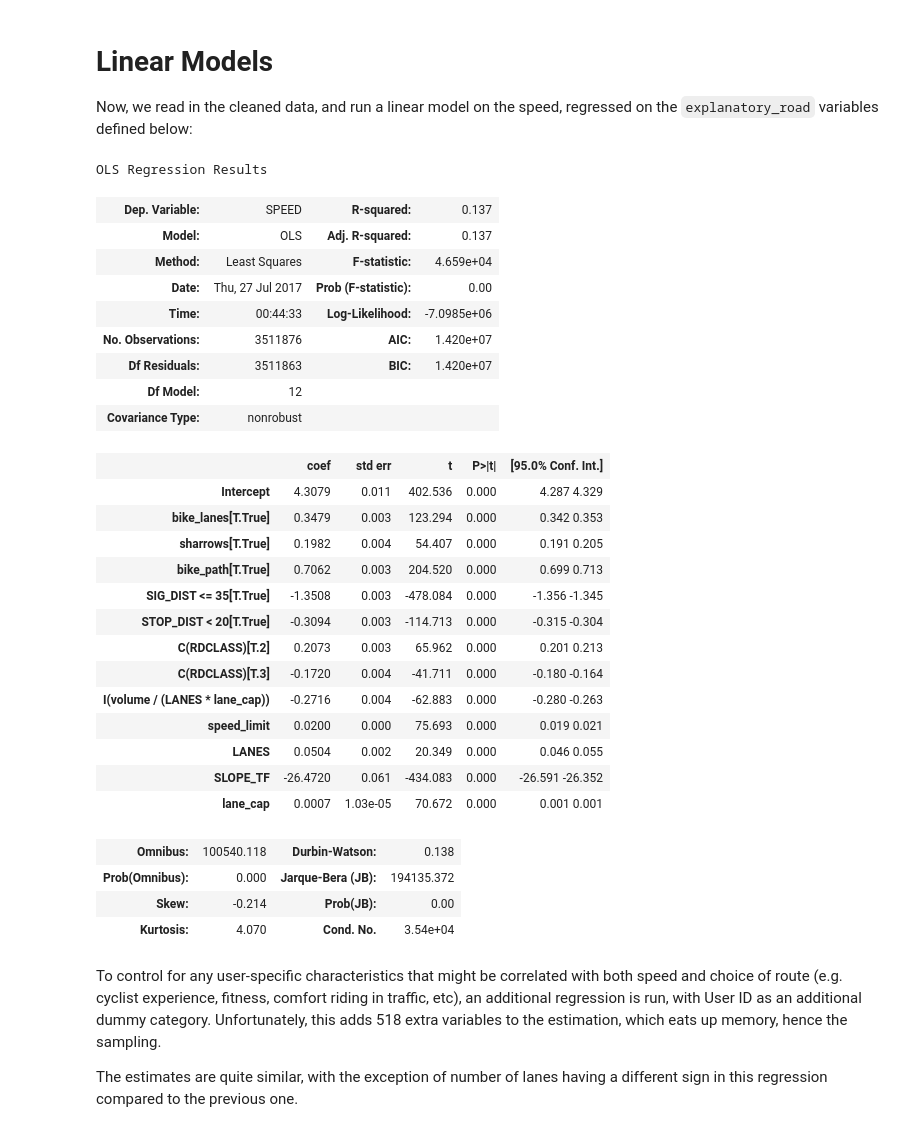
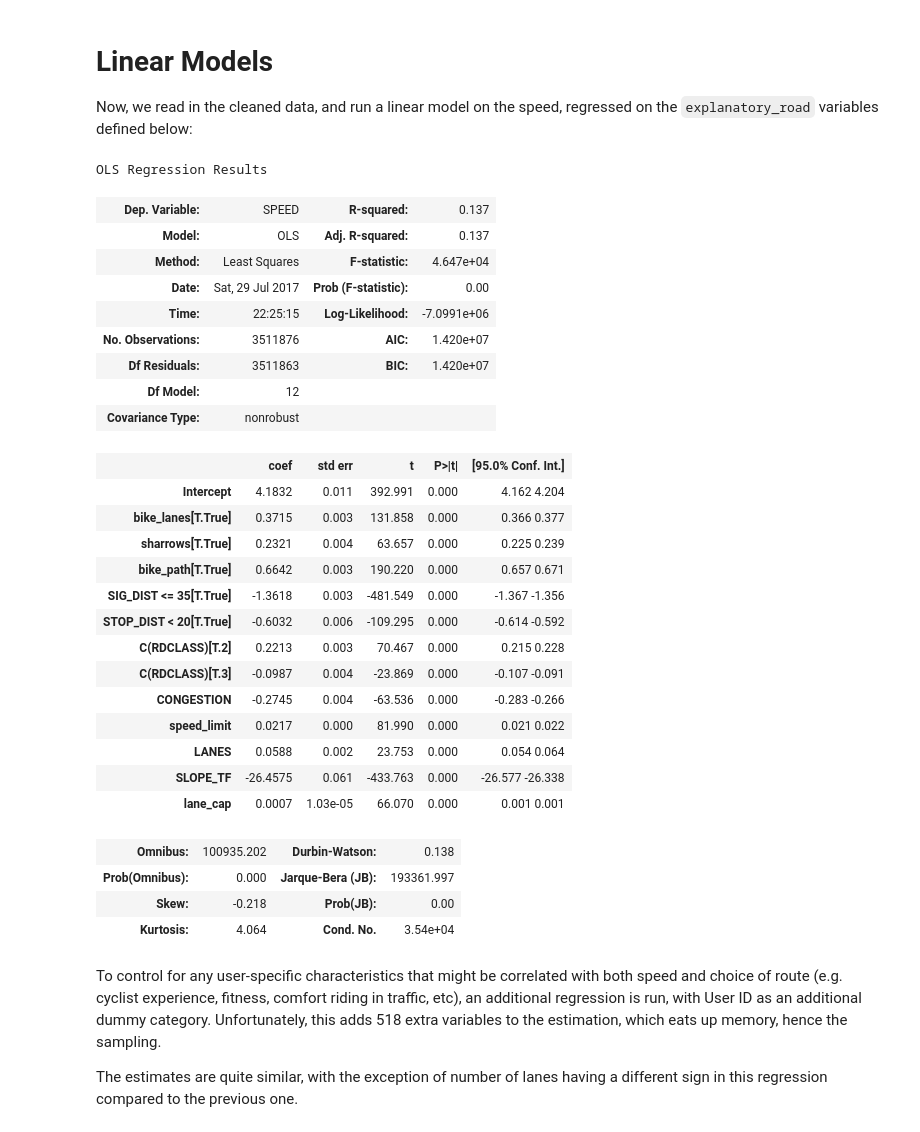
Before and after one commit to aclarry/toronto-cycling-speed-analysis, a Jupyter notebook: Speed Analysis.ipynb, the cells around one changed output. Cells and saved outputs as stored; diff of their text form; code cells hidden in the pictures.

```diff
--- a/Speed Analysis.ipynb
+++ b/Speed Analysis.ipynb
@@ -140,7 +145,7 @@ data.to_csv(os.path.join(CLEANED_DATA_DIR, "cleaned_data_final.csv"), encoding="
 ### Read in saved data
 # %%
 #data = pd.read_csv(CLEANED_DATA, parse_dates=["RECORDED_A"])
-data = pd.read_csv(os.path.join(CLEANED_DATA_DIR, "cleaned_sample.csv"),
+data = pd.read_csv(os.path.join(CLEANED_DATA_DIR, "cleaned_data_final.csv"),
                    parse_dates=["RECORDED_A"])
 # %% [markdown]
 # Data Summary
@@ -182,45 +217,45 @@ Now, we read in the cleaned data, and run a linear model on the speed,
 regressed on the `explanatory_road` variables defined below:
 # %%
 explanatory_road = ("bike_lanes", "sharrows", "bike_path", "SIG_DIST <= 35", "STOP_DIST < 20",
-                    "I(volume/(LANES*lane_cap))", "speed_limit", "LANES", "C(RDCLASS)",
+                    "CONGESTION", "speed_limit", "LANES", "C(RDCLASS)",
                     "SLOPE_TF", "lane_cap")
 
 formula = "SPEED ~ " + " + ".join(explanatory_road)
 model = sm.ols(formula=formula, data=data).fit()
 
 data["residual"] = model.resid
 data["predicted"] = model.fittedvalues
 
 model.summary()
 # %% [output]
 OLS Regression Results
 | Dep. Variable: | SPEED | R-squared: | 0.137 |
 | Model: | OLS | Adj. R-squared: | 0.137 |
-| Method: | Least Squares | F-statistic: | 4.659e+04 |
-| Date: | Thu, 27 Jul 2017 | Prob (F-statistic): | 0.00 |
-| Time: | 00:44:33 | Log-Likelihood: | -7.0985e+06 |
+| Method: | Least Squares | F-statistic: | 4.647e+04 |
+| Date: | Sat, 29 Jul 2017 | Prob (F-statistic): | 0.00 |
+| Time: | 22:25:15 | Log-Likelihood: | -7.0991e+06 |
 | No. Observations: | 3511876 | AIC: | 1.420e+07 |
 | Df Residuals: | 3511863 | BIC: | 1.420e+07 |
 | Df Model: | 12 |  |  |
 | Covariance Type: | nonrobust |  |  |
 |  | coef | std err | t | P>|t| | [95.0% Conf. Int.] |
-| Intercept | 4.3079 | 0.011 | 402.536 | 0.000 | 4.287 4.329 |
-| bike_lanes[T.True] | 0.3479 | 0.003 | 123.294 | 0.000 | 0.342 0.353 |
-| sharrows[T.True] | 0.1982 | 0.004 | 54.407 | 0.000 | 0.191 0.205 |
-| bike_path[T.True] | 0.7062 | 0.003 | 204.520 | 0.000 | 0.699 0.713 |
-| SIG_DIST <= 35[T.True] | -1.3508 | 0.003 | -478.084 | 0.000 | -1.356 -1.345 |
-| STOP_DIST < 20[T.True] | -0.3094 | 0.003 | -114.713 | 0.000 | -0.315 -0.304 |
-| C(RDCLASS)[T.2] | 0.2073 | 0.003 | 65.962 | 0.000 | 0.201 0.213 |
-| C(RDCLASS)[T.3] | -0.1720 | 0.004 | -41.711 | 0.000 | -0.180 -0.164 |
-| I(volume / (LANES * lane_cap)) | -0.2716 | 0.004 | -62.883 | 0.000 | -0.280 -0.263 |
-| speed_limit | 0.0200 | 0.000 | 75.693 | 0.000 | 0.019 0.021 |
-| LANES | 0.0504 | 0.002 | 20.349 | 0.000 | 0.046 0.055 |
-| SLOPE_TF | -26.4720 | 0.061 | -434.083 | 0.000 | -26.591 -26.352 |
-| lane_cap | 0.0007 | 1.03e-05 | 70.672 | 0.000 | 0.001 0.001 |
+| Intercept | 4.1832 | 0.011 | 392.991 | 0.000 | 4.162 4.204 |
+| bike_lanes[T.True] | 0.3715 | 0.003 | 131.858 | 0.000 | 0.366 0.377 |
+| sharrows[T.True] | 0.2321 | 0.004 | 63.657 | 0.000 | 0.225 0.239 |
+| bike_path[T.True] | 0.6642 | 0.003 | 190.220 | 0.000 | 0.657 0.671 |
+| SIG_DIST <= 35[T.True] | -1.3618 | 0.003 | -481.549 | 0.000 | -1.367 -1.356 |
+| STOP_DIST < 20[T.True] | -0.6032 | 0.006 | -109.295 | 0.000 | -0.614 -0.592 |
+| C(RDCLASS)[T.2] | 0.2213 | 0.003 | 70.467 | 0.000 | 0.215 0.228 |
+| C(RDCLASS)[T.3] | -0.0987 | 0.004 | -23.869 | 0.000 | -0.107 -0.091 |
+| CONGESTION | -0.2745 | 0.004 | -63.536 | 0.000 | -0.283 -0.266 |
+| speed_limit | 0.0217 | 0.000 | 81.990 | 0.000 | 0.021 0.022 |
+| LANES | 0.0588 | 0.002 | 23.753 | 0.000 | 0.054 0.064 |
+| SLOPE_TF | -26.4575 | 0.061 | -433.763 | 0.000 | -26.577 -26.338 |
+| lane_cap | 0.0007 | 1.03e-05 | 66.070 | 0.000 | 0.001 0.001 |
-| Omnibus: | 100540.118 | Durbin-Watson: | 0.138 |
-| Prob(Omnibus): | 0.000 | Jarque-Bera (JB): | 194135.372 |
-| Skew: | -0.214 | Prob(JB): | 0.00 |
-| Kurtosis: | 4.070 | Cond. No. | 3.54e+04 |
+| Omnibus: | 100935.202 | Durbin-Watson: | 0.138 |
+| Prob(Omnibus): | 0.000 | Jarque-Bera (JB): | 193361.997 |
+| Skew: | -0.218 | Prob(JB): | 0.00 |
+| Kurtosis: | 4.064 | Cond. No. | 3.54e+04 |
 # %% [markdown]
 To control for any user-specific characteristics that might be correlated with both speed and choice of route (e.g. cyclist experience, fitness, comfort riding in traffic, etc), an additional regression is run, with User ID as an additional dummy category.  Unfortunately, this adds 518 extra variables to the estimation, which eats up memory, hence the sampling.
 
```
Also changed, not shown: parts of 17 cells of this notebook.
